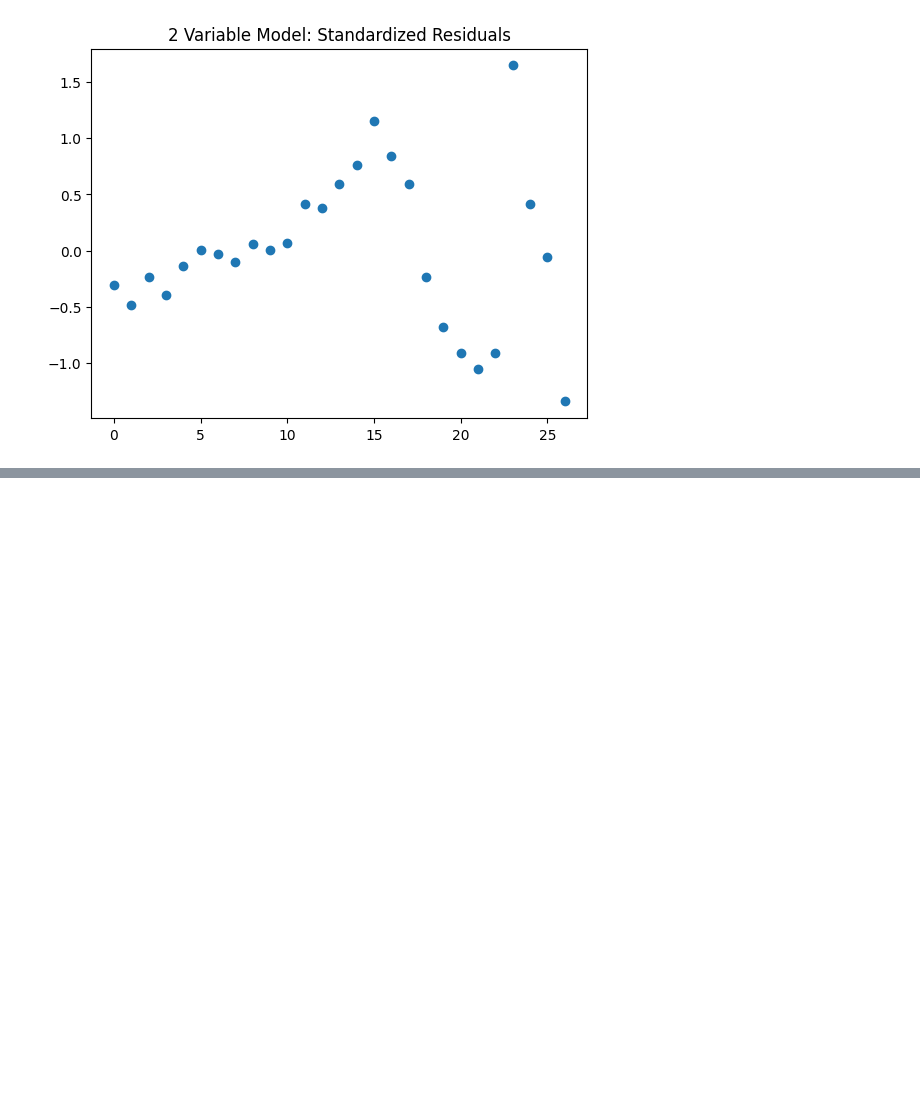
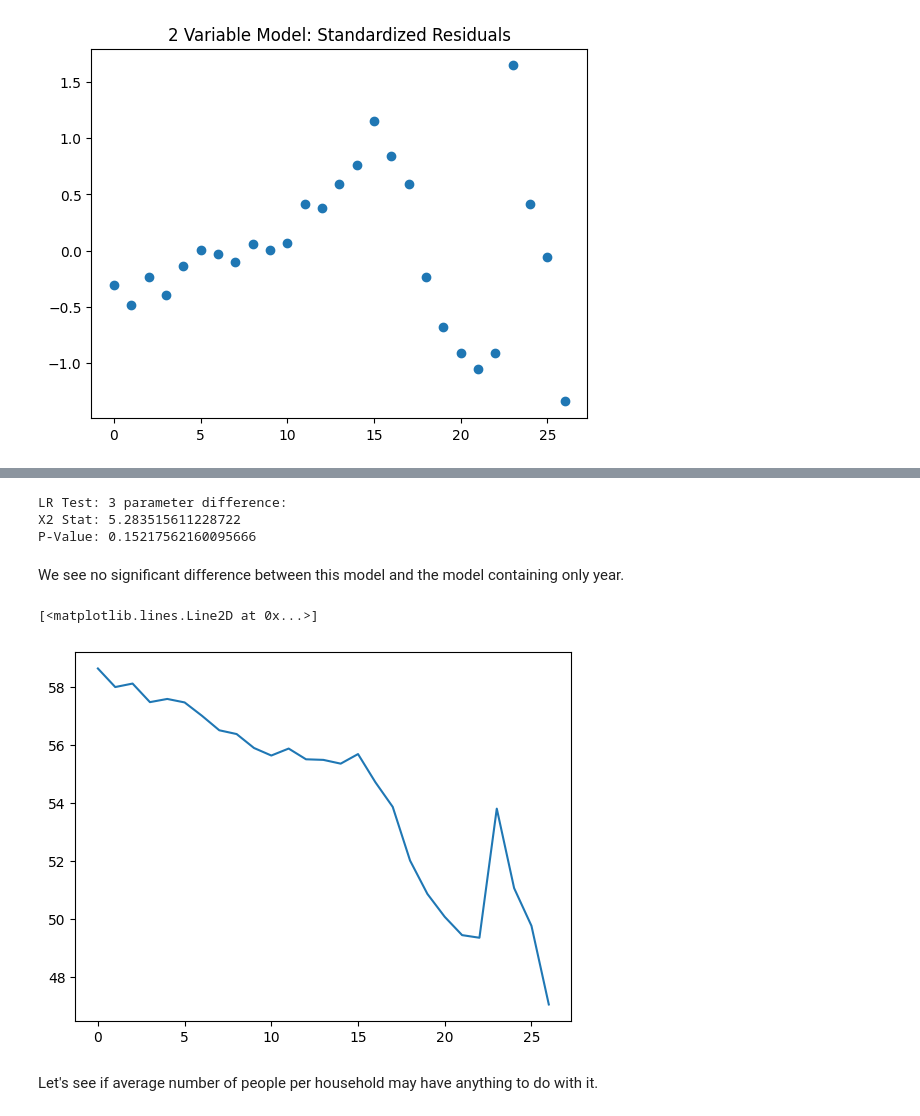
Before and after one commit to KingJMS1/LogisticProject, a Jupyter notebook: logistic_final.ipynb, the cells around one changed output, grey strips where cells are left out. Saved outputs shown, nothing was run; the diff lists cells and outputs as text; code cells hidden in the pictures; blank space fills up the shorter version.

```diff
--- a/logistic_final.ipynb
+++ b/logistic_final.ipynb
@@ -586,0 +631,15 @@ Score Test: -55.8447 , P-value: 1.0
+# %%
+betareg.lr_test(paramsyy, paramsy, Xyy, Xy, y)
+# %% [output]
+LR Test: 3 parameter difference:
+X2 Stat: 5.283515611228722
+P-Value: 0.15217562160095666
+# %% [markdown]
+We see no significant difference between this model and the model containing only year.
+# %%
+plt.plot(merged_df["Food_At_Home_Proportion"])
+# %% [output]
+[<matplotlib.lines.Line2D at 0x...>]
+[figure, added]
+# %% [markdown]
+Let's see if average number of people per household may have anything to do with it.
```
Also changed, not shown: parts of 30 cells of this notebook, 8 other files.
